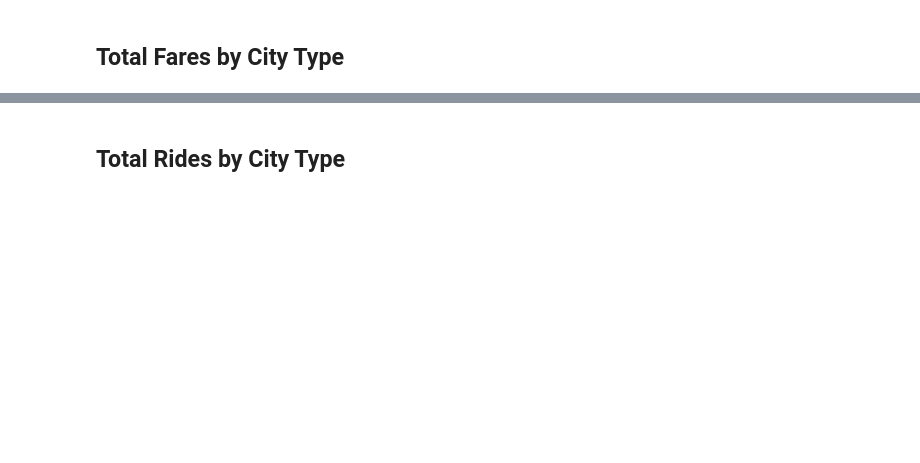
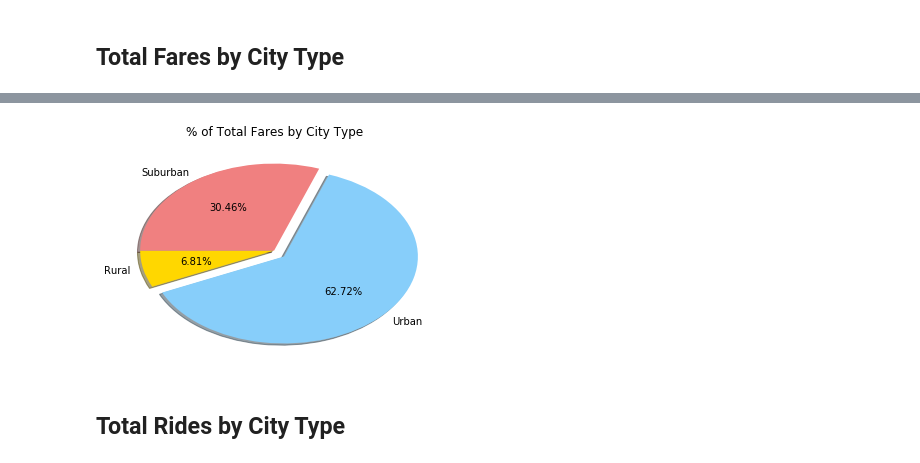
Before and after one commit to KMenz/Pyber-Visual-Analysis, a Jupyter notebook: pyber_starter.ipynb, the cells around one changed output, grey strips where cells are left out. Drawn from its saved outputs; the diff is of its cells as text; code cells hidden in the pictures; blank space fills up the shorter version.

```diff
--- a/pyber_starter.ipynb
+++ b/pyber_starter.ipynb
@@ -107,2 +98,32 @@ plt.show()
+# %%
+# Calculate Type Percents
+#Create Grouping By City Type
+type_gp = merged_df.groupby('type')
+
+#Total all fares
+fares_sum = type_gp['fare'].sum()
+
+
+rural_sum = fares_sum['Rural']
+urban_sum = fares_sum['Urban']
+suburban_sum = fares_sum['Suburban']
+
+labels = ['Rural', 'Urban', 'Suburban']
+sums = [rural_sum, urban_sum, suburban_sum]
+colors = ['gold', '#87CEFA','#F08080']
+explode = (0, .1, 0)
+
+
+# Build Pie Chart
+plt.pie(sums, labels = labels, colors = colors, autopct = '%1.2f%%', shadow = True, startangle = 180, explode = explode)
+plt.title('% of Total Fares by City Type')
+
+#Save Figure
+plt.savefig('Images/%Fares.png')
+
+#Show Figure
+plt.show()
+# %% [output]
+[figure, added]
 # %% [markdown]
 ## Total Rides by City Type
```
Also changed, not shown: parts of 13 cells of this notebook, 3 other files.
